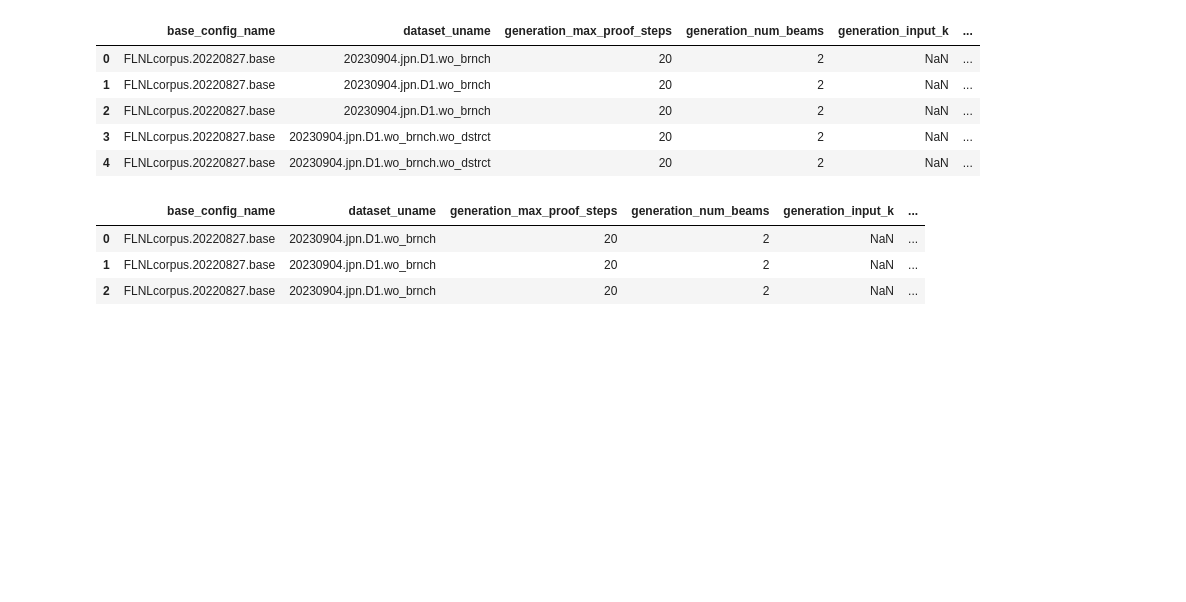
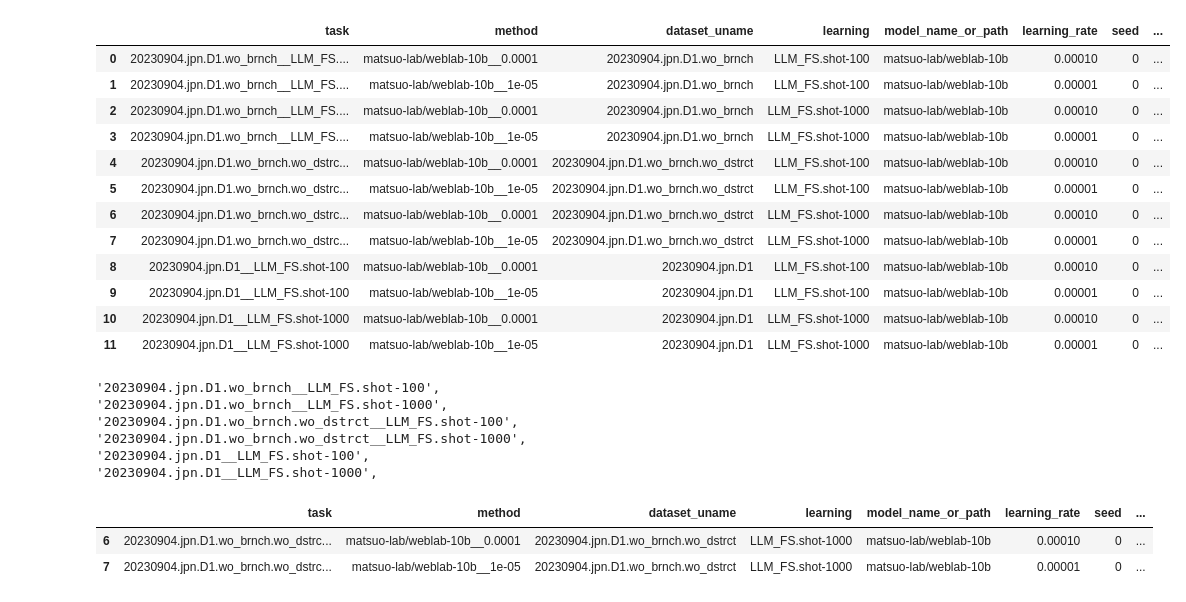
Before and after one commit to hitachi-nlp/FLD-prover, a Jupyter notebook: ipynb/analysis.ipynb, the cells around one changed output. Saved outputs shown, nothing was run; the diff lists cells and outputs as text; code cells hidden in the pictures; blank space fills up the shorter version.

```diff
--- a/ipynb/analysis.ipynb
+++ b/ipynb/analysis.ipynb
@@ -52,6 +49,0 @@ def find_results(top_dir: Union[str, Path], regexps: Optional[List[str]] = None)
-# %%
-# COL_METHOD = 'checkpoint_name'
-COL_METHOD = 'method'
-COL_MODEL_NAME_OR_PATH = 'model_name_or_path'
-COL_DATASET = 'dataset_uname'
-COL_TASK = 'dataset_uname'
@@ -75,5 +90,5 @@ def prettify_df(df: pd.DataFrame) -> pd.DataFrame:
 # %%
 # _TOP_DIR = '../outputs/02.aggregate_tf_results.py/20230826.jpn/'
 # _TOP_DIR = '../outputs/02.aggregate_tf_results.py/20230901.overfit/'
-_TOP_DIR = '../outputs/02.aggregate_tf_results.py/20230904.LLM_FS/'
-find_results(_TOP_DIR)
+# _TOP_DIR = '../outputs/02.aggregate_tf_results.py/20230904.LLM_FS/'
+_TOP_DIR = '../outputs/02.aggregate_tf_results.py/20230905.LLM_FS/'
@@ -82,17 +95,13 @@ find_results(_TOP_DIR)
 # %%
-# results_path = '../outputs/02.aggregate_tf_results.py/20230826.jpn/results.tsv'
-# results_path = '../outputs/02.aggregate_tf_results.py/20230901.overfit/results.tsv'
-results_path = '../outputs/02.aggregate_tf_results.py/20230904.LLM_FS/results.tsv'
-
-TASK_NAMES = [
-    # '20230826.jpn.D3',
-    # '20230826.jpn.D8',
-
-    '20230904.jpn.D1.wo_brnch.wo_dstrct',
-    '20230904.jpn.D1.wo_brnch',
-    '20230904.jpn.D1',
-]
-MAJOR_TASK = TASK_NAMES[1]
+result_paths = find_result_paths(_TOP_DIR)
+if len(result_paths) == 0:
+    raise Exception(f'Results not found under {_TOP_DIR}')
+elif len(result_paths) == 1:
+    results_path = result_paths[0]
+else:
+    print('Choose the result fomr the following paths:')
+    pprint(result_paths)
+    results_path = input('path = ')
 # %%
 master_df = pd.read_csv(results_path, sep='\t')
 master_df.head()
@@ -106,10 +115,28 @@ master_df.head()
 # %%
-method_named_df = name_method(master_df)
-method_named_df.head()
+df = name_method(master_df)
+df = name_task(df)
+df
 # %% [output]
-|  | base_config_name | dataset_uname | generation_max_proof_steps | generation_num_beams | generation_input_k | ... |
-| 0 | FLNLcorpus.20220827.base | 20230904.jpn.D1.wo_brnch | 20 | 2 | NaN | ... |
-| 1 | FLNLcorpus.20220827.base | 20230904.jpn.D1.wo_brnch | 20 | 2 | NaN | ... |
-| 2 | FLNLcorpus.20220827.base | 20230904.jpn.D1.wo_brnch | 20 | 2 | NaN | ... |
-| 3 | FLNLcorpus.20220827.base | 20230904.jpn.D1.wo_brnch.wo_dstrct | 20 | 2 | NaN | ... |
-| 4 | FLNLcorpus.20220827.base | 20230904.jpn.D1.wo_brnch.wo_dstrct | 20 | 2 | NaN | ... |
+|  | task | method | dataset_uname | learning | model_name_or_path | learning_rate | seed | ... |
+| 0 | 20230904.jpn.D1.wo_brnch__LLM_FS.... | matsuo-lab/weblab-10b__0.0001 | 20230904.jpn.D1.wo_brnch | LLM_FS.shot-100 | matsuo-lab/weblab-10b | 0.00010 | 0 | ... |
+| 1 | 20230904.jpn.D1.wo_brnch__LLM_FS.... | matsuo-lab/weblab-10b__1e-05 | 20230904.jpn.D1.wo_brnch | LLM_FS.shot-100 | matsuo-lab/weblab-10b | 0.00001 | 0 | ... |
+| 2 | 20230904.jpn.D1.wo_brnch__LLM_FS.... | matsuo-lab/weblab-10b__0.0001 | 20230904.jpn.D1.wo_brnch | LLM_FS.shot-1000 | matsuo-lab/weblab-10b | 0.00010 | 0 | ... |
+| 3 | 20230904.jpn.D1.wo_brnch__LLM_FS.... | matsuo-lab/weblab-10b__1e-05 | 20230904.jpn.D1.wo_brnch | LLM_FS.shot-1000 | matsuo-lab/weblab-10b | 0.00001 | 0 | ... |
+| 4 | 20230904.jpn.D1.wo_brnch.wo_dstrc... | matsuo-lab/weblab-10b__0.0001 | 20230904.jpn.D1.wo_brnch.wo_dstrct | LLM_FS.shot-100 | matsuo-lab/weblab-10b | 0.00010 | 0 | ... |
+| 5 | 20230904.jpn.D1.wo_brnch.wo_dstrc... | matsuo-lab/weblab-10b__1e-05 | 20230904.jpn.D1.wo_brnch.wo_dstrct | LLM_FS.shot-100 | matsuo-lab/weblab-10b | 0.00001 | 0 | ... |
+| 6 | 20230904.jpn.D1.wo_brnch.wo_dstrc... | matsuo-lab/weblab-10b__0.0001 | 20230904.jpn.D1.wo_brnch.wo_dstrct | LLM_FS.shot-1000 | matsuo-lab/weblab-10b | 0.00010 | 0 | ... |
+| 7 | 20230904.jpn.D1.wo_brnch.wo_dstrc... | matsuo-lab/weblab-10b__1e-05 | 20230904.jpn.D1.wo_brnch.wo_dstrct | LLM_FS.shot-1000 | matsuo-lab/weblab-10b | 0.00001 | 0 | ... |
+| 8 | 20230904.jpn.D1__LLM_FS.shot-100 | matsuo-lab/weblab-10b__0.0001 | 20230904.jpn.D1 | LLM_FS.shot-100 | matsuo-lab/weblab-10b | 0.00010 | 0 | ... |
+| 9 | 20230904.jpn.D1__LLM_FS.shot-100 | matsuo-lab/weblab-10b__1e-05 | 20230904.jpn.D1 | LLM_FS.shot-100 | matsuo-lab/weblab-10b | 0.00001 | 0 | ... |
+| 10 | 20230904.jpn.D1__LLM_FS.shot-1000 | matsuo-lab/weblab-10b__0.0001 | 20230904.jpn.D1 | LLM_FS.shot-1000 | matsuo-lab/weblab-10b | 0.00010 | 0 | ... |
+| 11 | 20230904.jpn.D1__LLM_FS.shot-1000 | matsuo-lab/weblab-10b__1e-05 | 20230904.jpn.D1 | LLM_FS.shot-1000 | matsuo-lab/weblab-10b | 0.00001 | 0 | ... |
+# %%
+for task in df[COL_TASK].unique():
+    print("'" + task + "',")
+# %% [output]
+'20230904.jpn.D1.wo_brnch__LLM_FS.shot-100',
+'20230904.jpn.D1.wo_brnch__LLM_FS.shot-1000',
+'20230904.jpn.D1.wo_brnch.wo_dstrct__LLM_FS.shot-100',
+'20230904.jpn.D1.wo_brnch.wo_dstrct__LLM_FS.shot-1000',
+'20230904.jpn.D1__LLM_FS.shot-100',
+'20230904.jpn.D1__LLM_FS.shot-1000',
@@ -116,18 +153,16 @@ method_named_df.head()
 # %%
-
 task_dfs: Dict[str, pd.DataFrame] = {}
 for task_name in TASK_NAMES:
     task_dfs[task_name] = slice_rows(
-        method_named_df,
+        df,
         lambda row: row[COL_TASK] == task_name
     )
 
 task_dfs[MAJOR_TASK]
 # %% [output]
-|  | base_config_name | dataset_uname | generation_max_proof_steps | generation_num_beams | generation_input_k | ... |
-| 0 | FLNLcorpus.20220827.base | 20230904.jpn.D1.wo_brnch | 20 | 2 | NaN | ... |
-| 1 | FLNLcorpus.20220827.base | 20230904.jpn.D1.wo_brnch | 20 | 2 | NaN | ... |
-| 2 | FLNLcorpus.20220827.base | 20230904.jpn.D1.wo_brnch | 20 | 2 | NaN | ... |
+|  | task | method | dataset_uname | learning | model_name_or_path | learning_rate | seed | ... |
+| 6 | 20230904.jpn.D1.wo_brnch.wo_dstrc... | matsuo-lab/weblab-10b__0.0001 | 20230904.jpn.D1.wo_brnch.wo_dstrct | LLM_FS.shot-1000 | matsuo-lab/weblab-10b | 0.00010 | 0 | ... |
+| 7 | 20230904.jpn.D1.wo_brnch.wo_dstrc... | matsuo-lab/weblab-10b__1e-05 | 20230904.jpn.D1.wo_brnch.wo_dstrct | LLM_FS.shot-1000 | matsuo-lab/weblab-10b | 0.00001 | 0 | ... |
 # %%
 METRIC_NAMES = [
     'eval/extr_stps.D-all.proof_accuracy.zero_one',
```
Also changed, not shown: parts of 13 cells of this notebook, 7 other files.
